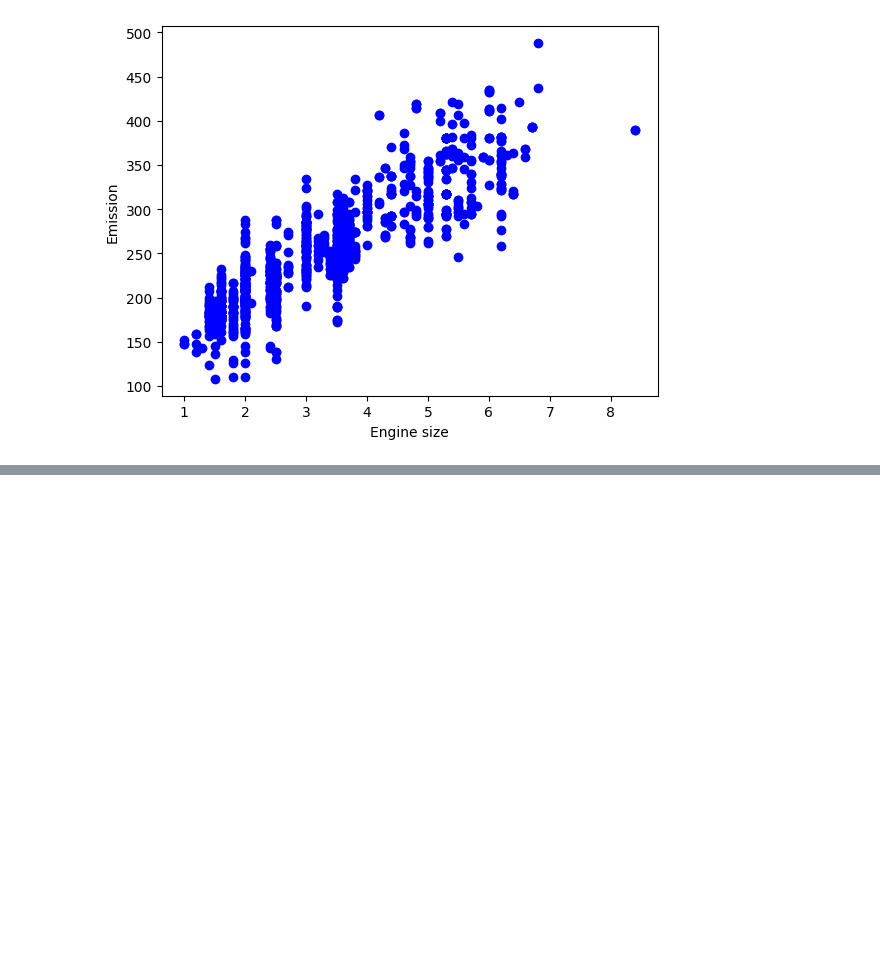
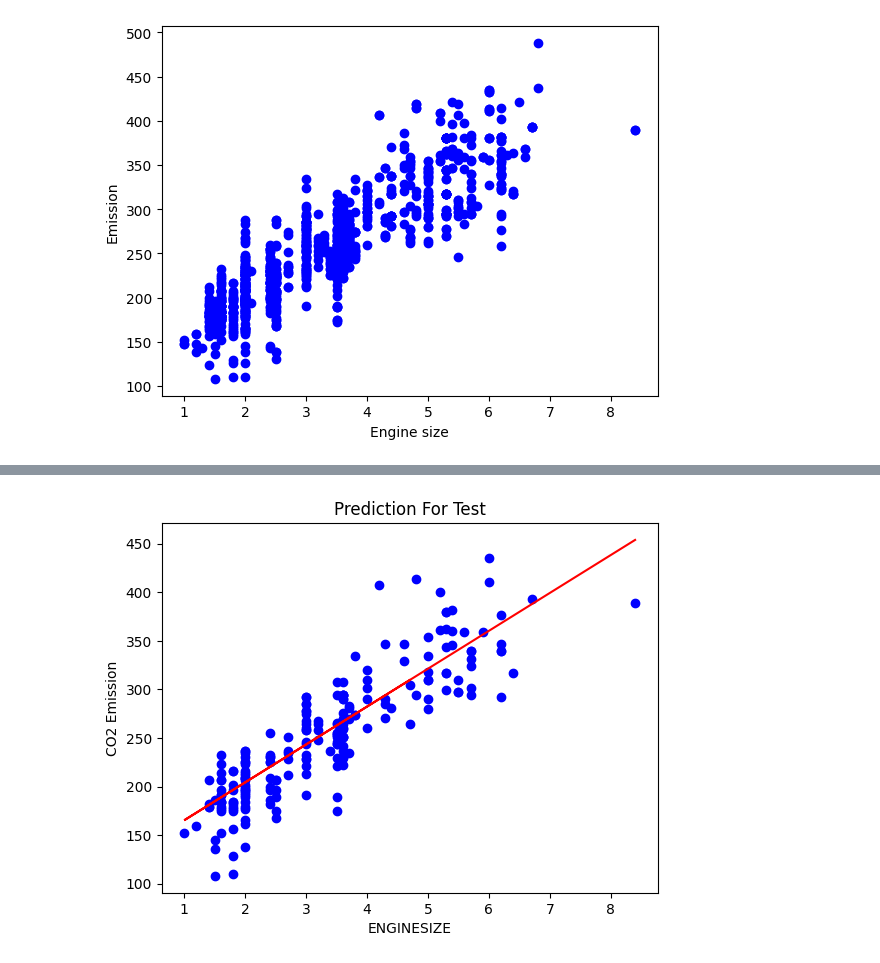
Before and after one commit to MuhilRajan-Ghub/ML_IBM, a Jupyter notebook: simple_linear_regression.ipynb, the cells around one changed output, grey strips where cells are left out. Cells and saved outputs as stored; diff of their text form; code cells hidden in the pictures; blank space fills up the shorter version.

```diff
--- a/simple_linear_regression.ipynb
+++ b/simple_linear_regression.ipynb
@@ -63,0 +114,9 @@ plt.show()
+# %%
+plt.scatter(X_test, y_test, color='blue')
+plt.plot(X_test, y_pred, '-r')
+plt.xlabel("ENGINESIZE")
+plt.ylabel("CO2 Emission")
+plt.title('Prediction For Test')
+plt.show()
+# %% [output]
+[figure, added]
```
Also changed, not shown: parts of 7 cells of this notebook.
